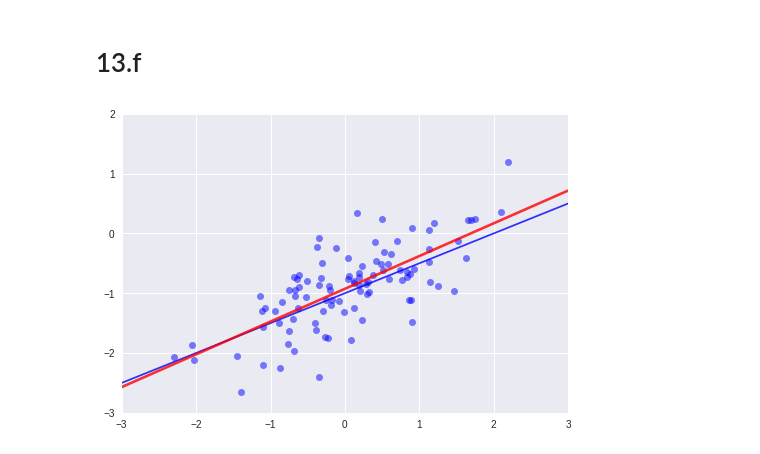
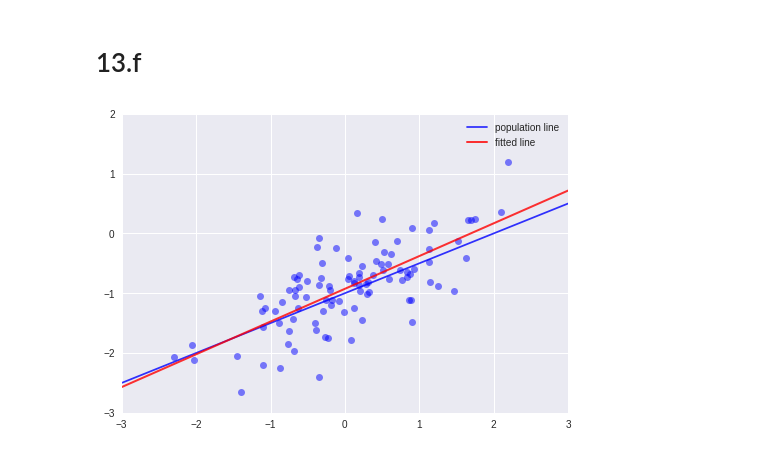
Before and after one commit to emredjan/ISL-python, a Jupyter notebook: exercises/exercises_3.7_linear_regression.ipynb, the cells around one changed output. Cells and saved outputs as stored; diff of their text form; code cells hidden in the pictures.

```diff
--- a/exercises/exercises_3.7_linear_regression.ipynb
+++ b/exercises/exercises_3.7_linear_regression.ipynb
@@ -520,10 +530,13 @@ lm12_fit = sm.OLS(y, sm.add_constant(x)).fit()
 # %% [markdown]
 # 13.f
 # %%
-f = abline_plot(-1, 0.5, color='blue', alpha=0.8)
+f = abline_plot(-1, 0.5, color='blue', alpha=0.8, label='population line')
 ax = f.axes[0]
 ax.set_xlim(-3, 3)
 ax.set_ylim(-3, 2)
-sns.regplot(x, y, ax=ax, ci=False, scatter_kws={'color': 'blue', 'alpha': 0.5}, line_kws={'color': 'red', 'alpha': 0.8});
+sns.regplot(x, y, ax=ax, ci=False,
+            scatter_kws={'color': 'blue', 'alpha': 0.5},
+            line_kws={'color': 'red', 'alpha': 0.8, 'label': 'fitted line', 'lw': 2})
+ax.legend();
 # %% [output]
-[figure, old version]
+[figure, new version]
```
Also changed, not shown: parts of 24 cells of this notebook.
